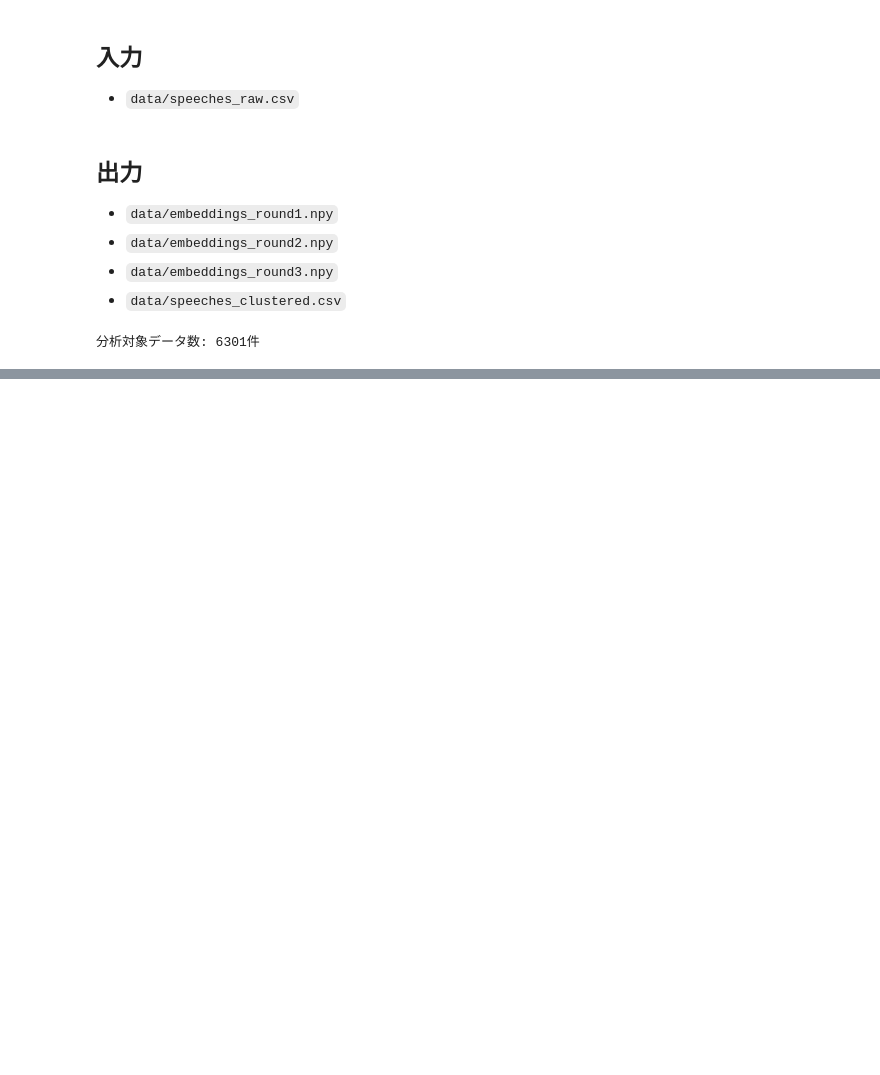
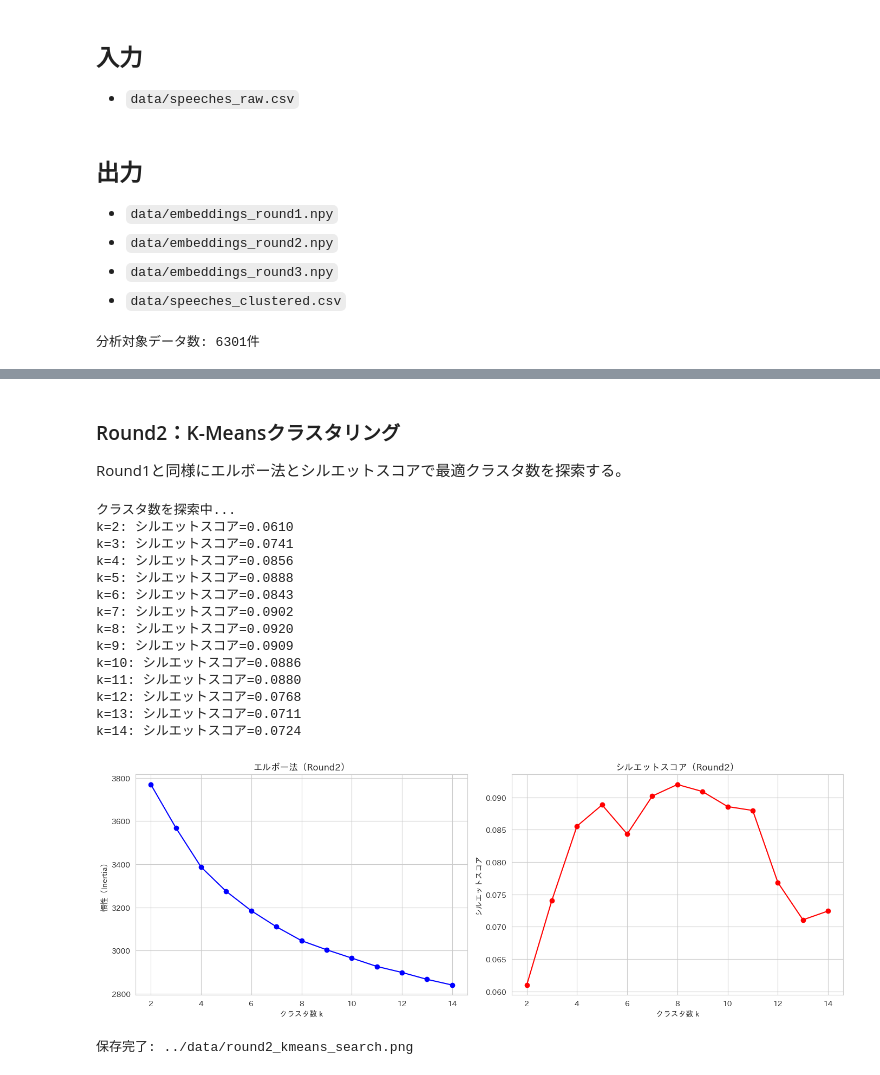
Before and after one commit to takeoka96/quest_2, a Jupyter notebook: notebooks/03_modeling.ipynb, the cells around one changed output, grey strips where cells are left out. Saved outputs shown, nothing was run; the diff lists cells and outputs as text; code cells hidden in the pictures; blank space fills up the shorter version.

```diff
--- a/notebooks/03_modeling.ipynb
+++ b/notebooks/03_modeling.ipynb
@@ -53,0 +256,20 @@ print(f"分析対象データ数: {len(df)}件")
+# %%
+# ============================================================
+# Round2：埋め込み（paraphrase-multilingual-mpnet-base-v2）
+# MiniLMより高精度な多言語モデルに変更する
+# ============================================================
+
+print("モデルをロード中...")
+model_r2 = SentenceTransformer("paraphrase-multilingual-mpnet-base-v2")
+
+print("埋め込みを計算中...（数分かかります）")
+embeddings_r2 = model_r2.encode(
+    df["speech_clean"].tolist(),
+    batch_size=32,
+    show_progress_bar=True
+)
+
+# 埋め込みを保存
+np.save("../data/embeddings_round2.npy", embeddings_r2)
+print(f"保存完了: ../data/embeddings_round2.npy")
+print(f"埋め込みの形状: {embeddings_r2.shape}")
@@ -53,0 +281,56 @@ print(f"分析対象データ数: {len(df)}件")
+# %% [markdown]
+### Round2：K-Meansクラスタリング
+Round1と同様にエルボー法とシルエットスコアで最適クラスタ数を探索する。
+# %%
+# ============================================================
+# Round2：最適クラスタ数の探索
+# ============================================================
+
+# 正規化
+embeddings_r2_norm = normalize(embeddings_r2)
+
+inertias_r2 = []
+silhouette_scores_r2 = []
+
+print("クラスタ数を探索中...")
+for k in K_range:
+    kmeans = KMeans(n_clusters=k, random_state=42, n_init=10)
+    labels = kmeans.fit_predict(embeddings_r2_norm)
+    inertias_r2.append(kmeans.inertia_)
+    silhouette_scores_r2.append(silhouette_score(embeddings_r2_norm, labels, sample_size=1000, random_state=42))
+    print(f"k={k}: シルエットスコア={silhouette_scores_r2[-1]:.4f}")
+
+# 可視化
+fig, axes = plt.subplots(1, 2, figsize=(14, 5))
+
+axes[0].plot(K_range, inertias_r2, "bo-")
+axes[0].set_title("エルボー法（Round2）")
+axes[0].set_xlabel("クラスタ数 k")
+axes[0].set_ylabel("慣性（Inertia）")
+
+axes[1].plot(K_range, silhouette_scores_r2, "ro-")
+axes[1].set_title("シルエットスコア（Round2）")
+axes[1].set_xlabel("クラスタ数 k")
+axes[1].set_ylabel("シルエットスコア")
+
+plt.tight_layout()
+plt.savefig("../data/round2_kmeans_search.png", dpi=150, bbox_inches="tight")
+plt.show()
+print("保存完了: ../data/round2_kmeans_search.png")
+# %% [output]
+クラスタ数を探索中...
+k=2: シルエットスコア=0.0610
+k=3: シルエットスコア=0.0741
+k=4: シルエットスコア=0.0856
+k=5: シルエットスコア=0.0888
+k=6: シルエットスコア=0.0843
+k=7: シルエットスコア=0.0902
+k=8: シルエットスコア=0.0920
+k=9: シルエットスコア=0.0909
+k=10: シルエットスコア=0.0886
+k=11: シルエットスコア=0.0880
+k=12: シルエットスコア=0.0768
+k=13: シルエットスコア=0.0711
+k=14: シルエットスコア=0.0724
+[figure, added]
+保存完了: ../data/round2_kmeans_search.png
```
Also changed, not shown: parts of 18 cells of this notebook, 1 other file.
